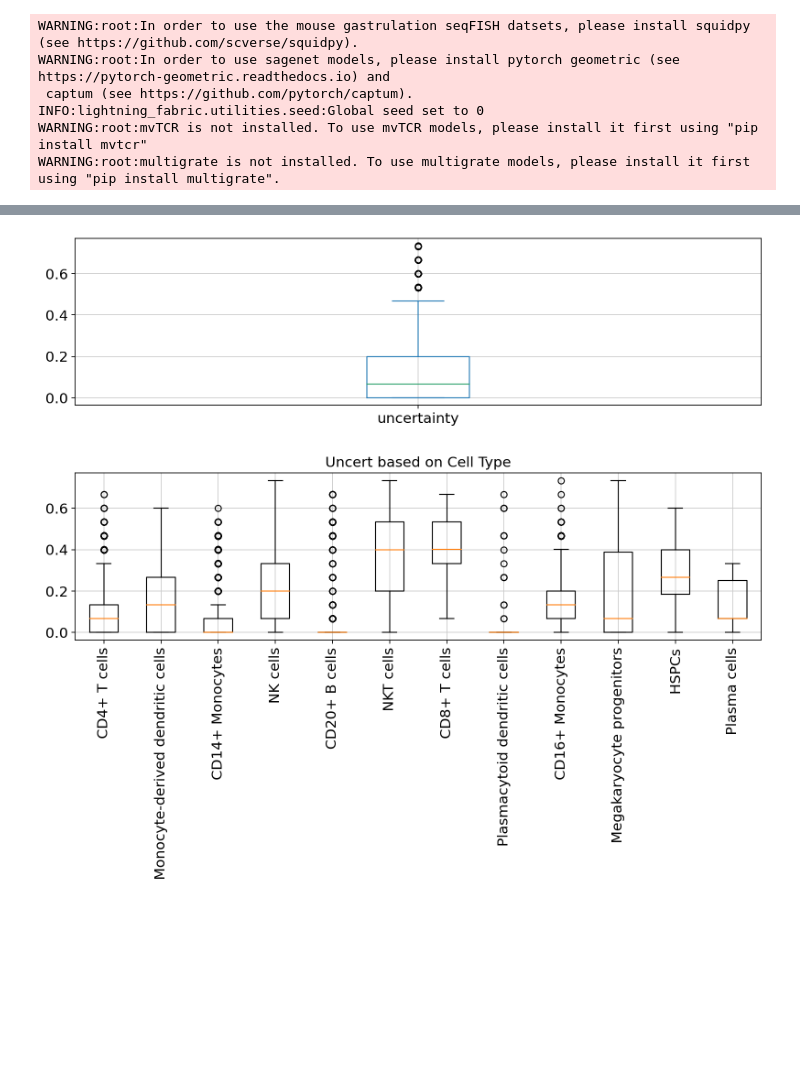
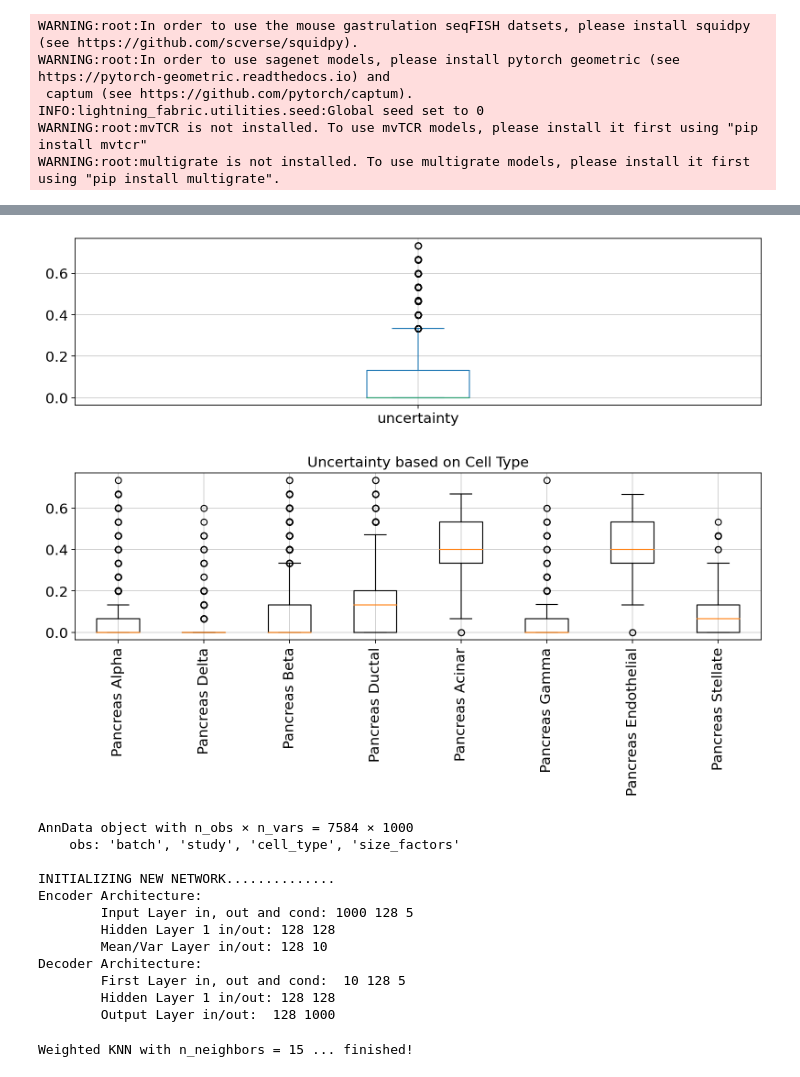
Before and after one commit to theislab/archmap_data, a Jupyter notebook: scarches-api/uncert/testing/uncert_euclidean.ipynb, the cells around one changed output, grey strips where cells are left out. Drawn from its saved outputs; the diff is of its cells as text; code cells hidden in the pictures; blank space fills up the shorter version.

```diff
--- a/scarches-api/uncert/testing/uncert_euclidean.ipynb
+++ b/scarches-api/uncert/testing/uncert_euclidean.ipynb
@@ -41,3 +54,3 @@ target_adata = adata_all[adata_all.obs[condition_key].isin(target_conditions)].c
 # %%
-model = sca.models.SCVI.load(surgery_path, adata_all)
+model = sca.models.TRVAE.load(surgery_path, source_adata)
 # %% [output]
@@ -46,4 +69,4 @@ WARNING:jax._src.xla_bridge:No GPU/TPU found, falling back to CPU. (Set TF_CPP_M
 # %%
-adata_ref_latent = sc.AnnData(model.get_latent_representation(adata=source_adata))
+adata_ref_latent = sc.AnnData(model.get_latent(source_adata.X, source_adata.obs[condition_key]))
 adata_ref_latent.obs['cell_type'] = source_adata.obs[cell_type_key].tolist()
 adata_ref_latent.obs['batch'] = source_adata.obs[condition_key].tolist()
@@ -52,4 +73,4 @@ INFO     Input AnnData not setup with scvi-tools. attempting to transfer AnnData
 # %%
-adata_query_latent = sc.AnnData(model.get_latent_representation(adata=target_adata))
+adata_query_latent = sc.AnnData(model.get_latent(target_adata.X, target_adata.obs[condition_key]))
 adata_query_latent.obs['cell_type'] = target_adata.obs[cell_type_key].tolist()
 adata_query_latent.obs['batch'] = target_adata.obs[condition_key].tolist()
@@ -99,0 +77,5 @@ Weighted KNN with n_neighbors = 15 ... finished!
+# %%
+uncertainties = classification_uncert_euclidean(
+    adata_ref_latent = adata_ref_latent,
+    adata_query_latent = adata_query_latent
+)
@@ -140,19 +88,5 @@ plt.show()
-# %%
-import matplotlib.pyplot as plt
-import numpy as np
-
-data = []
-uncertainties["uncertainty"].plot(kind='box')
-labels = uncertainties["cell_type"].unique()
-for cell_type in labels:
-  pl = uncertainties[uncertainties["cell_type"] == cell_type]["uncertainty"]
-  data.append(pl)
-
-fig, ax = plt.subplots()
-ax.boxplot(data)
-ax.set_xticklabels(labels, rotation=90)
-ax.set_title('Uncert based on Cell Type')
-plt.show()
-# %% [output]
-[figure, removed]
-[figure, removed]
+# %%
+uncert_diagram(uncertainties)
+# %% [output]
+[figure, added]
+[figure, added]
@@ -158,0 +99,15 @@ plt.show()
+# %%
+model = sca.models.TRVAE.load(surgery_path, source_adata)
+# %% [output]
+AnnData object with n_obs × n_vars = 7584 × 1000
+    obs: 'batch', 'study', 'cell_type', 'size_factors'
+
+INITIALIZING NEW NETWORK..............
+Encoder Architecture:
+        Input Layer in, out and cond: 1000 128 5
+        Hidden Layer 1 in/out: 128 128
+        Mean/Var Layer in/out: 128 10
+Decoder Architecture:
+        First Layer in, out and cond:  10 128 5
+        Hidden Layer 1 in/out: 128 128
+        Output Layer in/out:  128 1000
@@ -158,0 +122,7 @@ plt.show()
+# %%
+uncertainties = classification_uncert_euclidean(
+    adata_ref_latent = adata_ref_latent,
+    adata_query_latent = adata_query_latent
+)
+# %% [output]
+Weighted KNN with n_neighbors = 15 ... finished!
```
Also changed, not shown: parts of 37 cells of this notebook, 4 other files.
